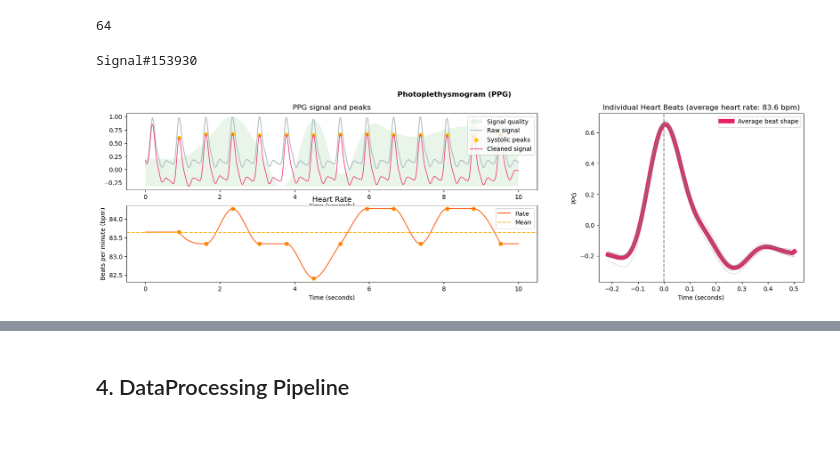
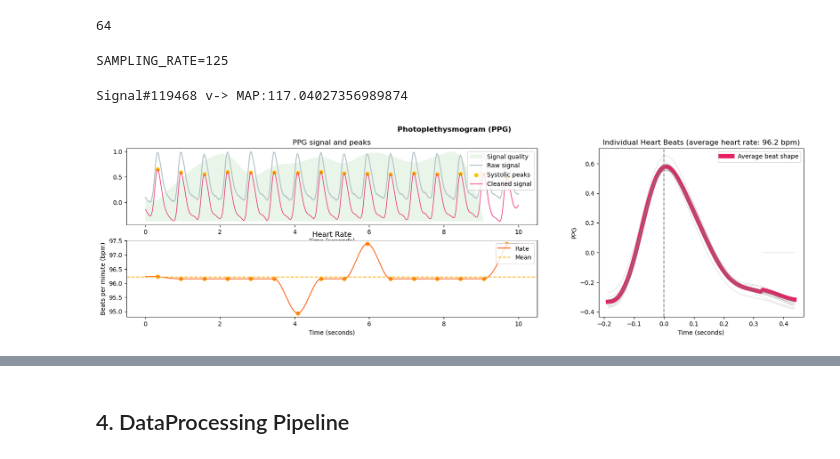
Before and after one commit to waddason/map_estimation, a Jupyter notebook: neurokit.ipynb, the cells around one changed output, grey strips where cells are left out. Drawn from its saved outputs; the diff is of its cells as text; code cells hidden in the pictures.

```diff
--- a/neurokit.ipynb
+++ b/neurokit.ipynb
@@ -38,0 +41,4 @@ X_df
+# %%
+# keep only the labeled data
+y_label = y[y != -1]
+X_df_label = X_df[y != -1]
@@ -395,13 +427,27 @@ ppg_keep_cols = [
 len(ppg_keep_cols)
 # %% [output]
 64
+# %%
+# Random generator
+rng = np.random.default_rng(seed=1)
+NB_TRAIN_SAMPLES = X_df.shape[0]
+NB_SECONDS_OF_SAMPLE = 10
+SAMPLING_RATE = (
+    len(X_df["ppg"].iloc[NB_TRAIN_SAMPLES - 1]) // NB_SECONDS_OF_SAMPLE
+)  # nb of data points per second
+print(f"{SAMPLING_RATE=}")
+plt.rcParams["figure.figsize"] = [20, 5]
+# %% [output]
+SAMPLING_RATE=125
 # %%
-rand_idx = rng.choice(NB_TRAIN_SAMPLES)
+# rand_idx = rng.choice(NB_TRAIN_SAMPLES)
+# Sample from the labeled data:
+rand_idx = rng.choice(X_df_label.index)
 ppg_signal = X_df["ppg"].iloc[rand_idx]
-print(f"Signal#{rand_idx}")
+print(f"Signal#{rand_idx} {X_df['domain'].iloc[rand_idx]}-> MAP:{y[rand_idx]}")
 signal, info = nk.ppg_process(ppg_signal, sampling_rate=SAMPLING_RATE)
 nk.ppg_plot(signal, info)
 # %% [output]
-Signal#153930
+Signal#119468 v-> MAP:117.04027356989874
-[figure, old version]
+[figure, new version]
 # %%
```
Also changed, not shown: parts of 36 cells of this notebook, 7 other files.
